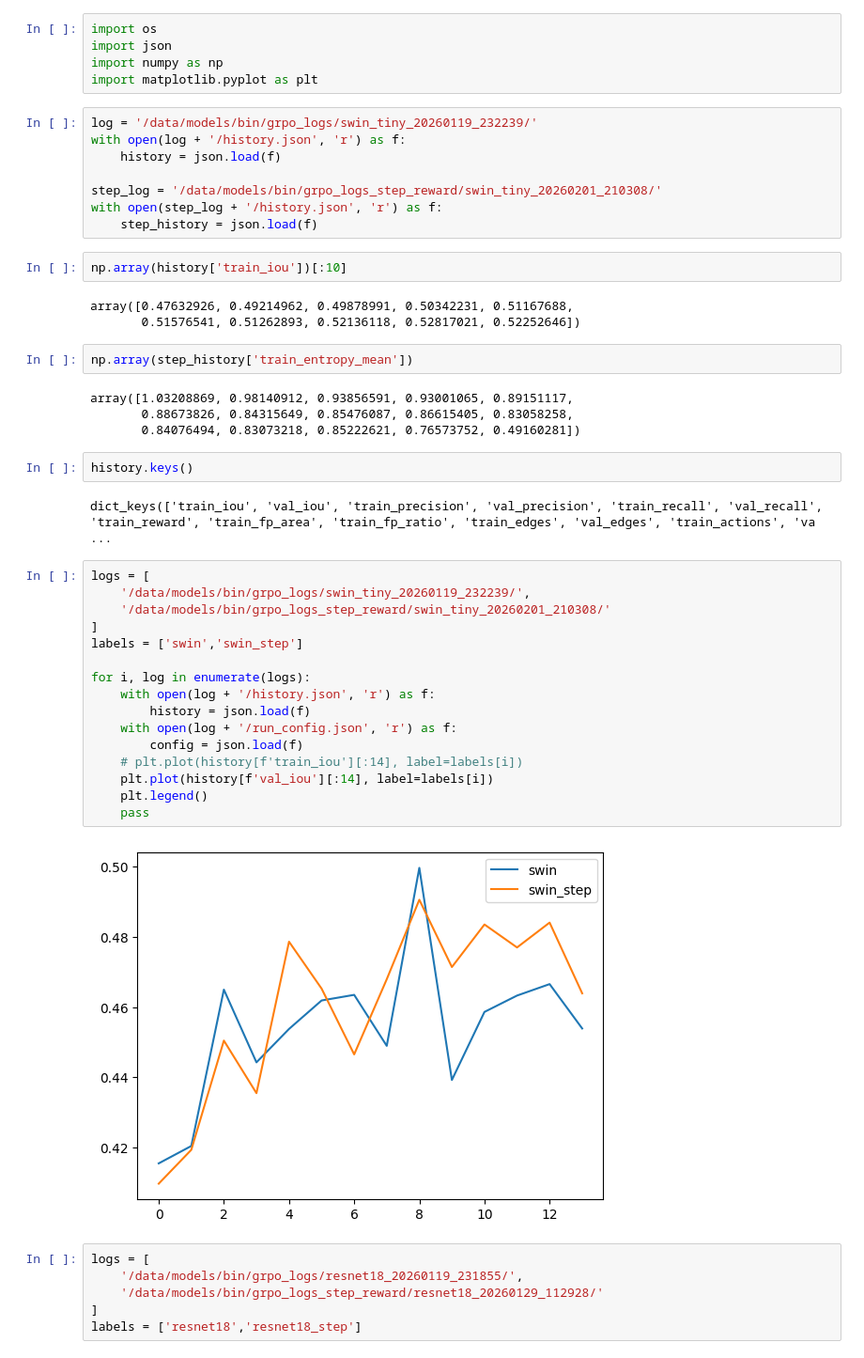
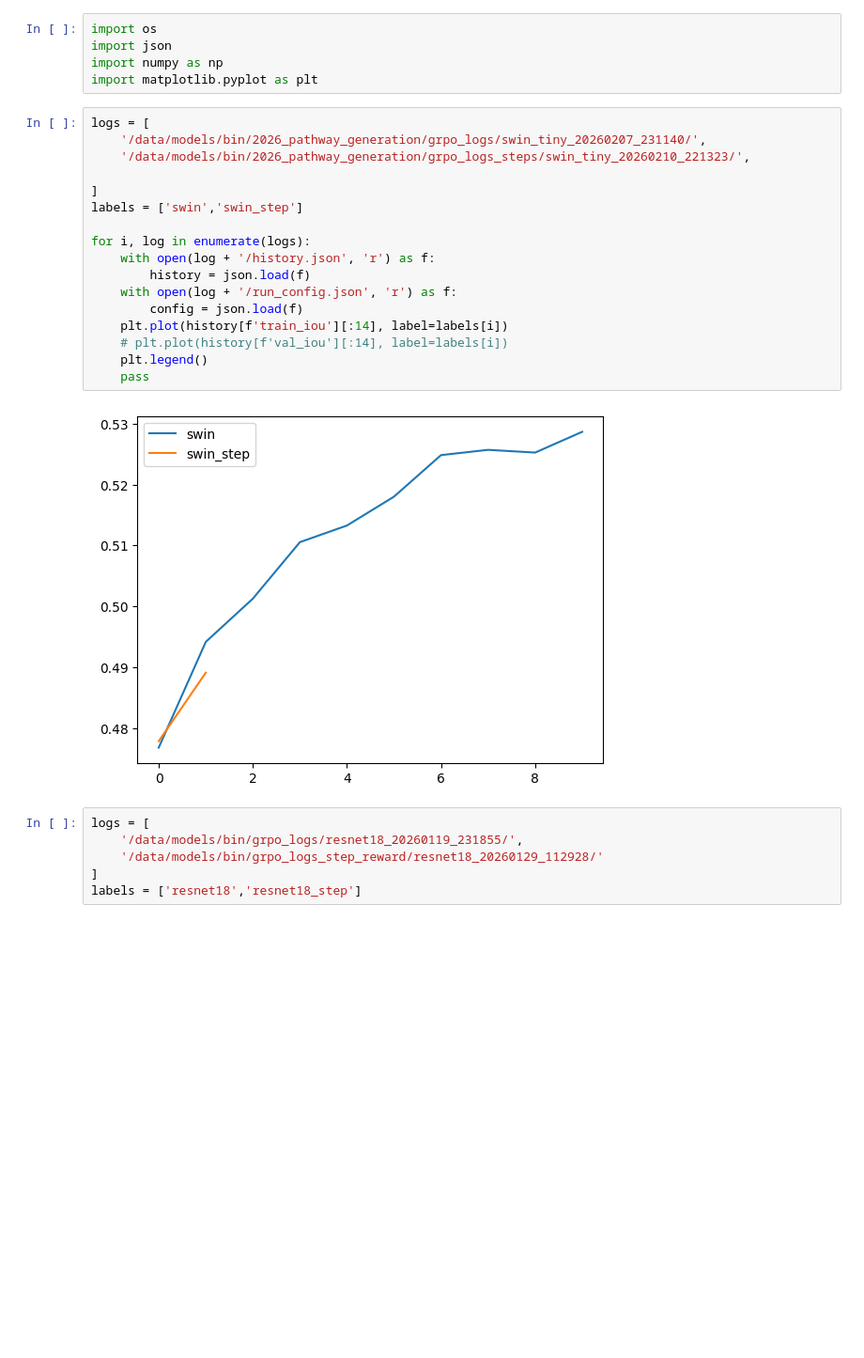
Before and after one commit to BeanHam/2026-pathway-generation, a Jupyter notebook: grpo_step/loss_check.ipynb, the cells around one changed output. Shown at 94% size. Cells and saved outputs as stored; diff of their text form; blank space fills up the shorter version.

Commit message:
1. added rollout ablation code. 2. running data sensitivity check experiments.

```diff
--- a/grpo_step/loss_check.ipynb
+++ b/grpo_step/loss_check.ipynb
@@ -3,47 +3,25 @@ import os
 import json
 import numpy as np
 import matplotlib.pyplot as plt
-# %%
-log = '/data/models/bin/grpo_logs/swin_tiny_20260119_232239/'
-with open(log + '/history.json', 'r') as f:
-    history = json.load(f)
-
-step_log = '/data/models/bin/grpo_logs_step_reward/swin_tiny_20260201_210308/'
-with open(step_log + '/history.json', 'r') as f:
-    step_history = json.load(f)
-# %%
-np.array(history['train_iou'])[:10]
-# %% [output]
-array([0.47632926, 0.49214962, 0.49878991, 0.50342231, 0.51167688,
-       0.51576541, 0.51262893, 0.52136118, 0.52817021, 0.52252646])
-# %%
-np.array(step_history['train_entropy_mean'])
-# %% [output]
-array([1.03208869, 0.98140912, 0.93856591, 0.93001065, 0.89151117,
-       0.88673826, 0.84315649, 0.85476087, 0.86615405, 0.83058258,
-       0.84076494, 0.83073218, 0.85222621, 0.76573752, 0.49160281])
-# %%
-history.keys()
-# %% [output]
-dict_keys(['train_iou', 'val_iou', 'train_precision', 'val_precision', 'train_recall', 'val_recall', 'train_reward', 'train_fp_area', 'train_fp_ratio', 'train_edges', 'val_edges', 'train_actions', 'va ...
 # %%
 logs = [
-    '/data/models/bin/grpo_logs/swin_tiny_20260119_232239/',
-    '/data/models/bin/grpo_logs_step_reward/swin_tiny_20260201_210308/'
+    '/data/models/bin/2026_pathway_generation/grpo_logs/swin_tiny_20260207_231140/',
+    '/data/models/bin/2026_pathway_generation/grpo_logs_steps/swin_tiny_20260210_221323/',
+
 ]
 labels = ['swin','swin_step']
 
 for i, log in enumerate(logs):
     with open(log + '/history.json', 'r') as f:
         history = json.load(f)
     with open(log + '/run_config.json', 'r') as f:
         config = json.load(f)
-    # plt.plot(history[f'train_iou'][:14], label=labels[i])
-    plt.plot(history[f'val_iou'][:14], label=labels[i])
+    plt.plot(history[f'train_iou'][:14], label=labels[i])
+    # plt.plot(history[f'val_iou'][:14], label=labels[i])
     plt.legend()
     pass
 # %% [output]
-[figure, old version]
+[figure, new version]
 # %%
 logs = [
     '/data/models/bin/grpo_logs/resnet18_20260119_231855/',
```
Also changed, not shown: 7 other files.
